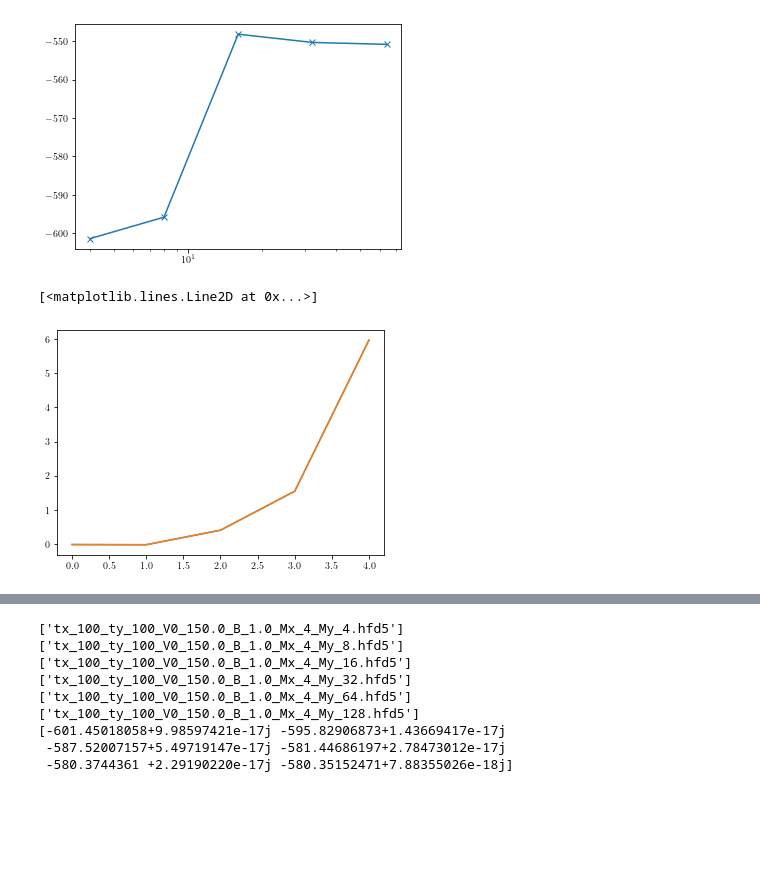
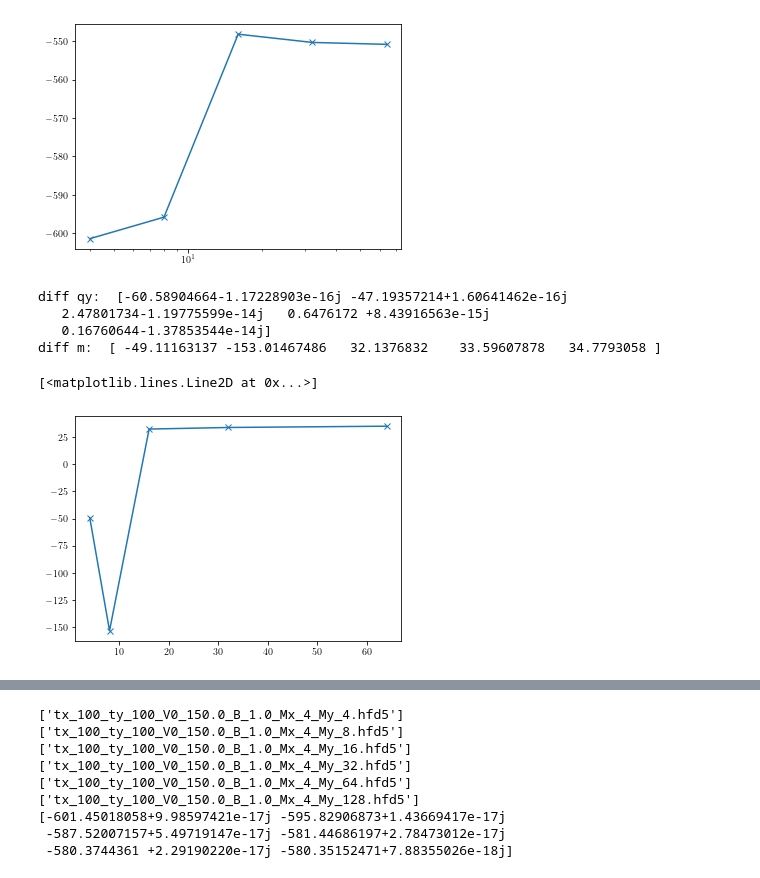
Before and after one commit to Progklui/rotor_lattice_models, a Jupyter notebook: numerics_verification.ipynb, the cells around one changed output, grey strips where cells are left out. Drawn from its saved outputs; the diff is of its cells as text; code cells hidden in the pictures; blank space fills up the shorter version.

```diff
--- a/numerics_verification.ipynb
+++ b/numerics_verification.ipynb
@@ -323,10 +322,17 @@ plt.xscale('log', base=10)
  -548.1082698 -1.19719025e-14j -550.25900272+8.44507335e-15j
  -550.75920163-1.37798855e-14j]
 [figure]
-# %%
-plt.plot(1/(E_size_qy_fo_arr-E_size_q0_fo_arr).real)
-plt.plot(1/(E_size_qx_fo_arr-E_size_q0_fo_arr).real)
-#plt.yscale('log')
-# %% [output]
-[<matplotlib.lines.Line2D at 0x...>]
-[figure, removed]
+# %%
+print('diff qy: ', (E_size_qy_fo_arr-E_size_q0_fo_arr))
+print('diff m: ', 2*(E_size_qy_fo_arr-E_size_q0_fo_arr).real/(2*np.pi/My_list_fo)**2)
+plt.plot(My_list_fo, 2*(E_size_qy_fo_arr-E_size_q0_fo_arr).real/(2*np.pi/My_list_fo)**2, marker='x')
+#plt.plot(My_list_fo, (E_size_qx_fo_arr-E_size_q0_fo_arr).real, marker='x')
+#plt.xscale('log')
+#plt.yscale('log')
+# %% [output]
+diff qy:  [-60.58904664-1.17228903e-16j -47.19357214+1.60641462e-16j
+   2.47801734-1.19775599e-14j   0.6476172 +8.43916563e-15j
+   0.16760644-1.37853544e-14j]
+diff m:  [ -49.11163137 -153.01467486   32.1376832    33.59607878   34.7793058 ]
+[<matplotlib.lines.Line2D at 0x...>]
+[figure, added]
```
Also changed, not shown: parts of 3 cells of this notebook, 1 other file.
